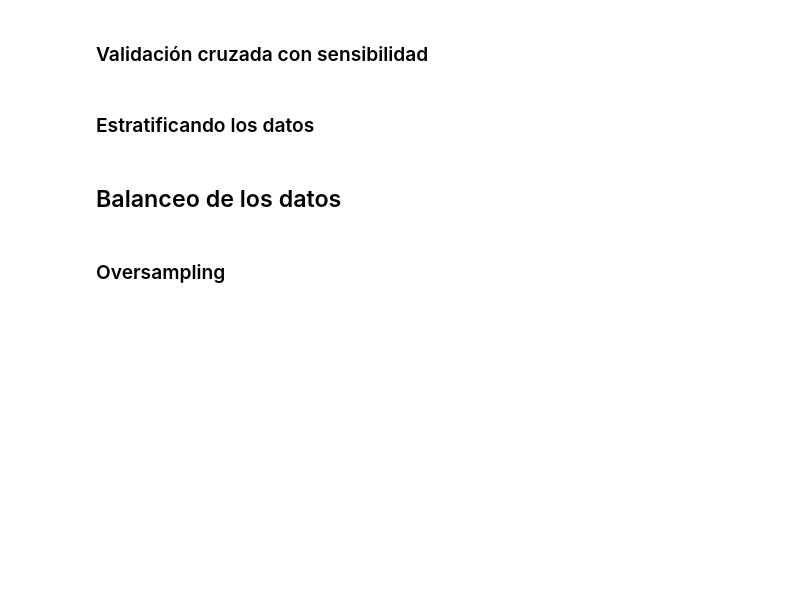
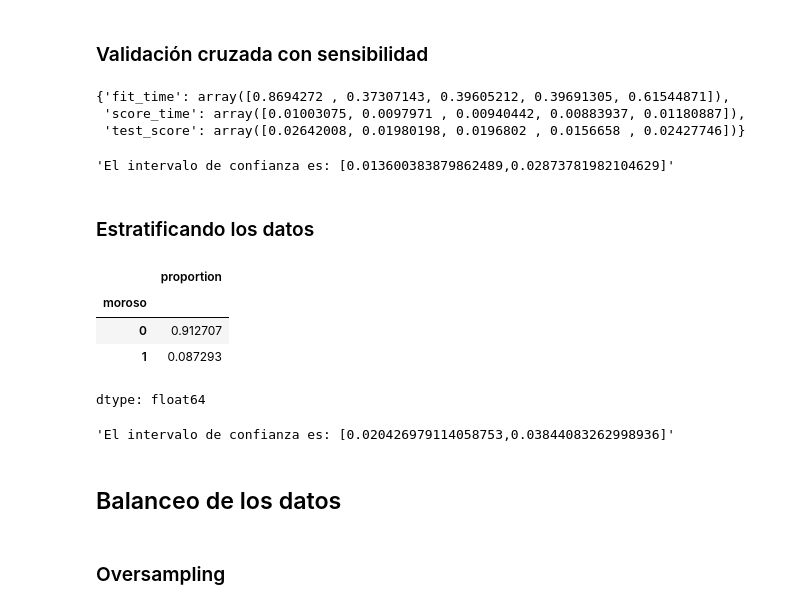
Before and after one commit to dpenamoya-ops/ML-Clasificaci-n-validaci-n-m-tricas-de-evaluaci-n, a Jupyter notebook: Clasificacion_validacion_y_metricas.ipynb, the cells around one changed output. Cells and saved outputs as stored; diff of their text form; code cells hidden in the pictures; blank space fills up the shorter version.

```diff
--- a/Clasificacion_validacion_y_metricas.ipynb
+++ b/Clasificacion_validacion_y_metricas.ipynb
@@ -212,2 +242,23 @@ Generalmente, se utilizan 5 o 10 partes. Un número mayor no suele ser necesario
+# %%
+modelo = DecisionTreeClassifier(max_depth=10)
+kf = KFold(n_splits=5, shuffle=True,random_state=5)
+cv_resultados =cross_validate(modelo,X,y,cv=kf,scoring='recall')
+cv_resultados
+# %% [output]
+{'fit_time': array([0.8694272 , 0.37307143, 0.39605212, 0.39691305, 0.61544871]),
+ 'score_time': array([0.01003075, 0.0097971 , 0.00940442, 0.00883937, 0.01180887]),
+ 'test_score': array([0.02642008, 0.01980198, 0.0196802 , 0.0156658 , 0.02427746])}
+# %%
+intervalo_confianza(cv_resultados)
+# %% [output]
+'El intervalo de confianza es: [0.013600383879862489,0.02873781982104629]'
 # %% [markdown]
 ### Estratificando los datos
+# %%
+datos['moroso'].value_counts(normalize=True)
+# %% [output]
+|  | proportion |
+| moroso |  |
+| 0 | 0.912707 |
+| 1 | 0.087293 |
+dtype: float64
@@ -214,3 +271,7 @@ Generalmente, se utilizan 5 o 10 partes. Un número mayor no suele ser necesario
+# %%
+intervalo_confianza(cv_resultados)
+# %% [output]
+'El intervalo de confianza es: [0.020426979114058753,0.03844083262998936]'
 # %% [markdown]
 ## <font color='dark'>Balanceo de los datos</h1>
 # %% [markdown]
```
Also changed, not shown: parts of 29 cells of this notebook.
